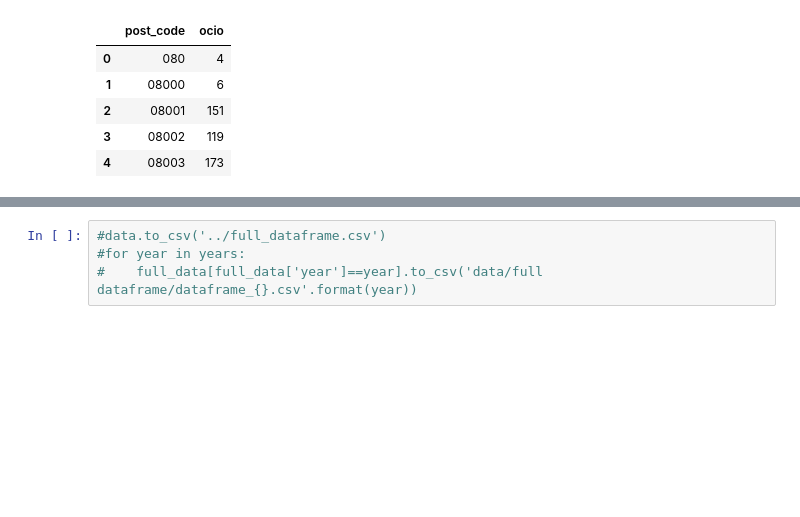
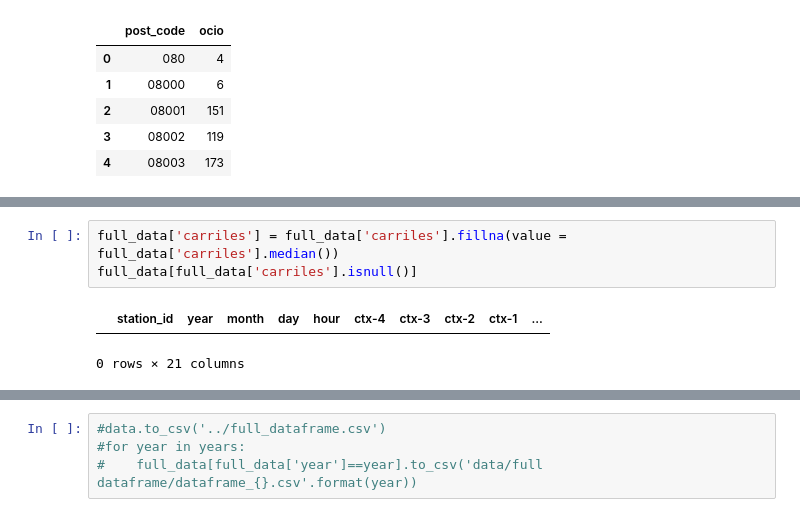
Before and after one commit to carlotalacasav/Gorrapiedra-proyecto, a Jupyter notebook: process_dataframe.ipynb, the cells around one changed output, grey strips where cells are left out. Drawn from its saved outputs; the diff is of its cells as text; blank space fills up the shorter version.

```diff
--- a/process_dataframe.ipynb
+++ b/process_dataframe.ipynb
@@ -322,3 +345,9 @@ Name: post_code, dtype: object
+# %%
+full_data['carriles'] = full_data['carriles'].fillna(value = full_data['carriles'].median())
+full_data[full_data['carriles'].isnull()]
+# %% [output]
+|  | station_id | year | month | day | hour | ctx-4 | ctx-3 | ctx-2 | ctx-1 | ... |
+0 rows × 21 columns
 # %%
 len(full_data)
 # %% [output]
```
Also changed, not shown: parts of 24 cells of this notebook.
